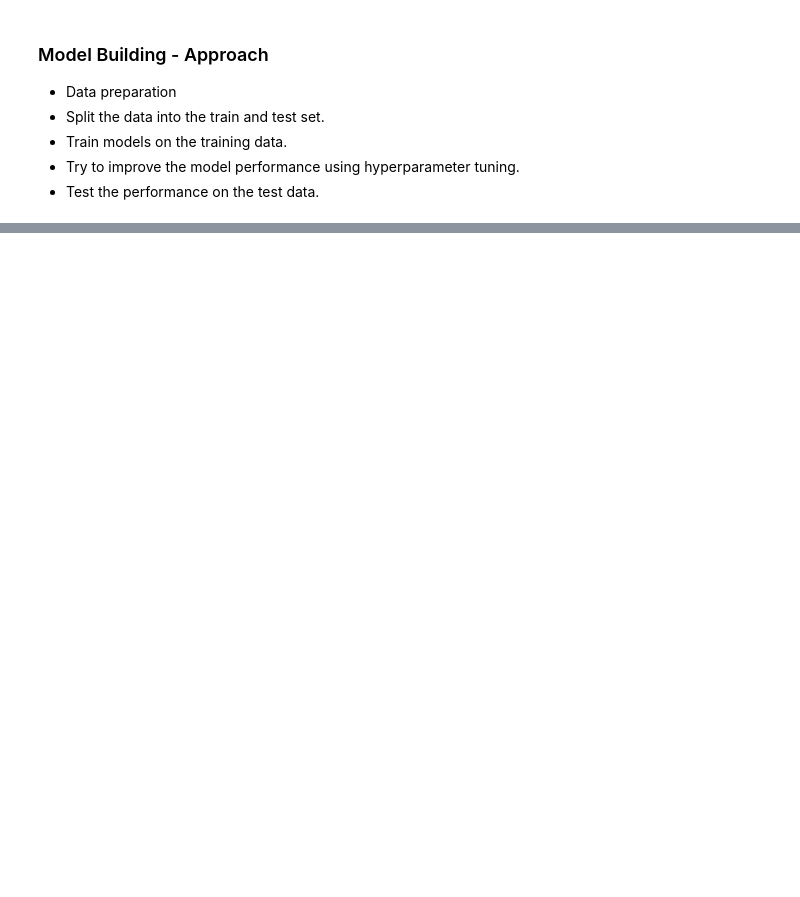
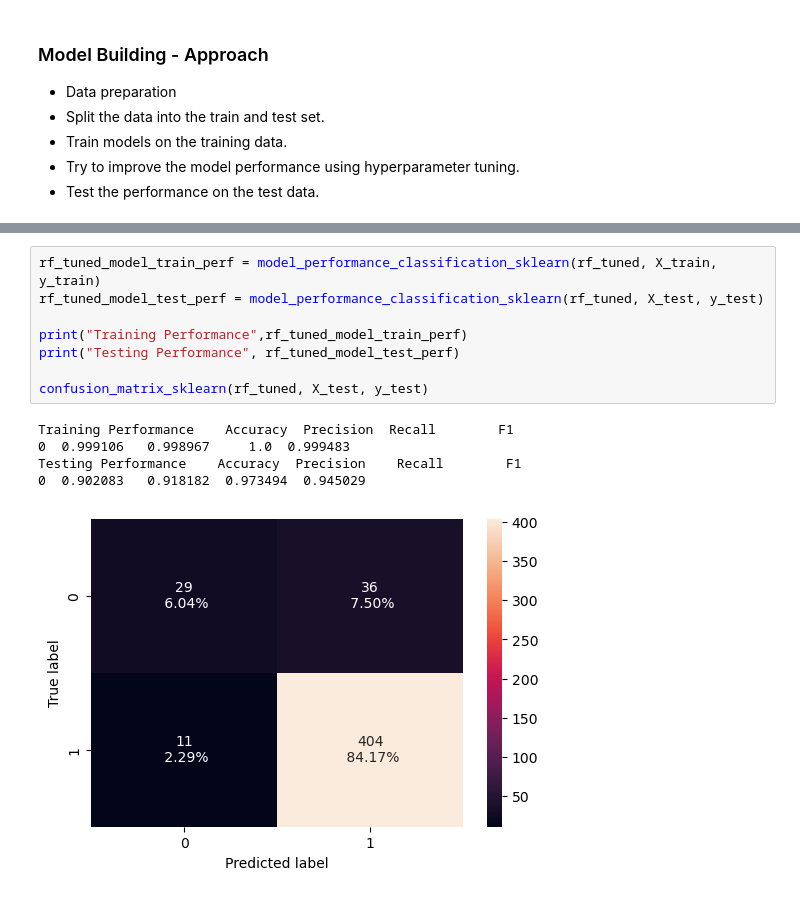
Before and after one commit to poonampal/AIML, a Jupyter notebook: Ensemble Technique/Ensemble_Boosting.ipynb, the cells around one changed output, grey strips where cells are left out. Drawn from its saved outputs; the diff is of its cells as text; blank space fills up the shorter version.

```diff
--- a/Ensemble Technique/Ensemble_Boosting.ipynb
+++ b/Ensemble Technique/Ensemble_Boosting.ipynb
@@ -122,0 +287,14 @@ df.describe()
+# %%
+rf_tuned_model_train_perf = model_performance_classification_sklearn(rf_tuned, X_train, y_train)
+rf_tuned_model_test_perf = model_performance_classification_sklearn(rf_tuned, X_test, y_test)
+
+print("Training Performance",rf_tuned_model_train_perf)
+print("Testing Performance", rf_tuned_model_test_perf)
+
+confusion_matrix_sklearn(rf_tuned, X_test, y_test)
+# %% [output]
+Training Performance    Accuracy  Precision  Recall        F1
+0  0.999106   0.998967     1.0  0.999483
+Testing Performance    Accuracy  Precision    Recall        F1
+0  0.902083   0.918182  0.973494  0.945029
+[figure, added]
```
Also changed, not shown: parts of 46 cells of this notebook.
